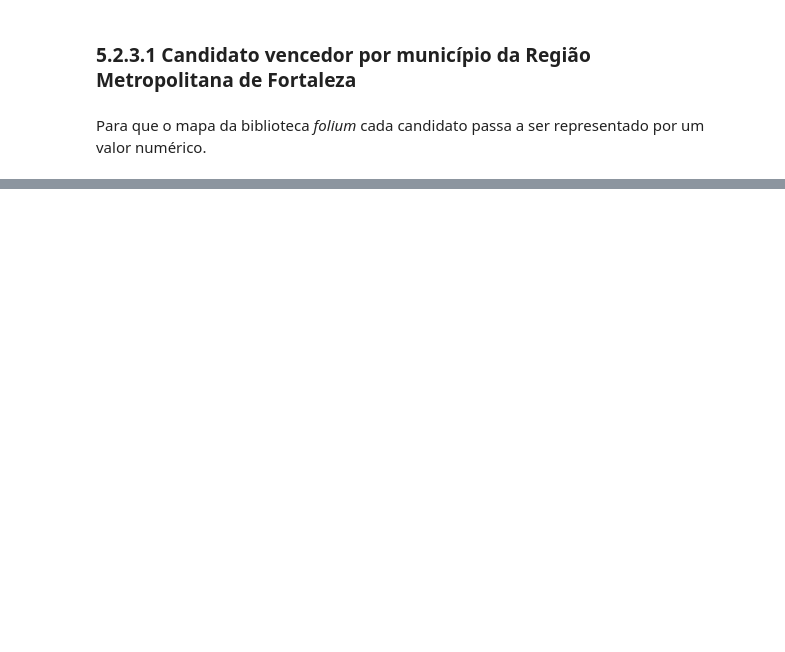
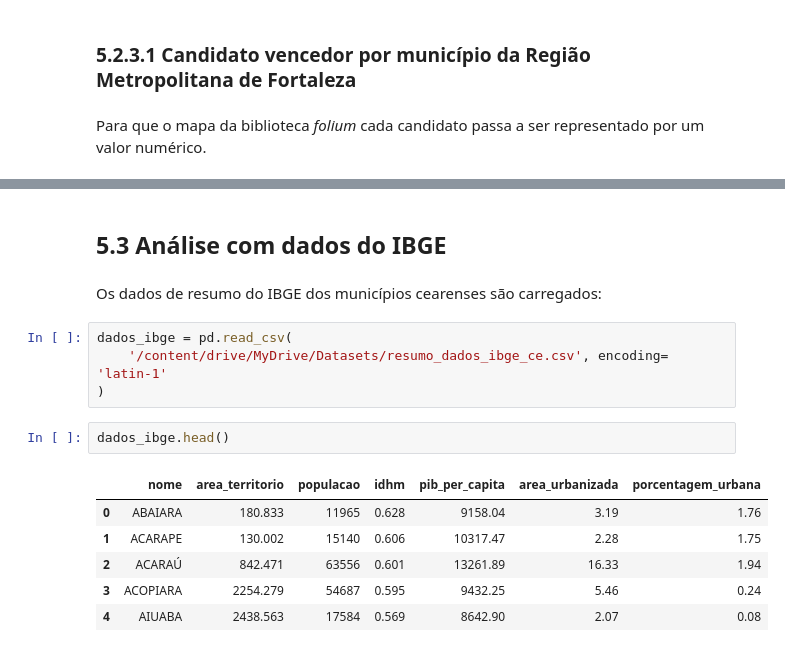
Before and after one commit to DamodaraBarbosa/clustering_municipios_eleicoes_2022_ceara, a Jupyter notebook: 05_data_analysis_eleicoes_ceara_2022.ipynb, the cells around one changed output, grey strips where cells are left out. Drawn from its saved outputs; the diff is of its cells as text; blank space fills up the shorter version.

```diff
--- a/05_data_analysis_eleicoes_ceara_2022.ipynb
+++ b/05_data_analysis_eleicoes_ceara_2022.ipynb
@@ -868,3 +812,20 @@ Iteration over multi-part geometries is deprecated and will be removed in Shapel
 
 The array interface is deprecated and will no longer work in Shapely 2.0. Convert the '.coords' to a numpy array instead.
 [figure]
+# %% [markdown]
+## 5.3 Análise com dados do IBGE
+# %% [markdown]
+Os dados de resumo do IBGE dos municípios cearenses são carregados:
+# %%
+dados_ibge = pd.read_csv(
+    '/content/drive/MyDrive/Datasets/resumo_dados_ibge_ce.csv', encoding= 'latin-1'
+)
+# %%
+dados_ibge.head()
+# %% [output]
+|  | nome | area_territorio | populacao | idhm | pib_per_capita | area_urbanizada | porcentagem_urbana |
+| 0 | ABAIARA | 180.833 | 11965 | 0.628 | 9158.04 | 3.19 | 1.76 |
+| 1 | ACARAPE | 130.002 | 15140 | 0.606 | 10317.47 | 2.28 | 1.75 |
+| 2 | ACARAÚ | 842.471 | 63556 | 0.601 | 13261.89 | 16.33 | 1.94 |
+| 3 | ACOPIARA | 2254.279 | 54687 | 0.595 | 9432.25 | 5.46 | 0.24 |
+| 4 | AIUABA | 2438.563 | 17584 | 0.569 | 8642.90 | 2.07 | 0.08 |
```
Also changed, not shown: parts of 33 cells of this notebook.
